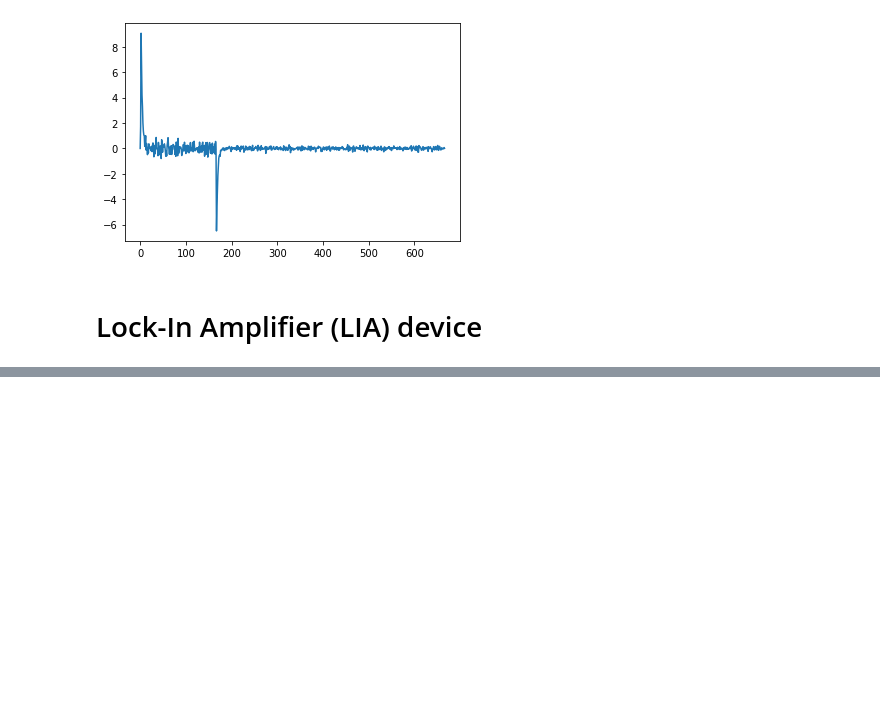
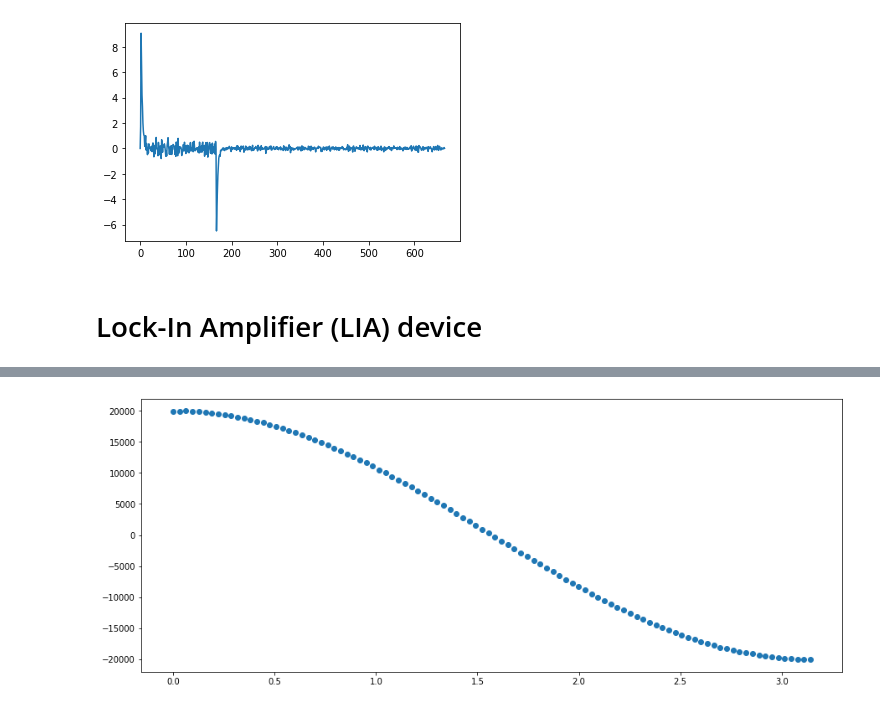
Before and after one commit to RoyElkabetz/NMR-gyroscope, a Jupyter notebook: PID_and_LIA.ipynb, the cells around one changed output, grey strips where cells are left out. Drawn from its saved outputs; the diff is of its cells as text; code cells hidden in the pictures; blank space fills up the shorter version.

```diff
--- a/PID_and_LIA.ipynb
+++ b/PID_and_LIA.ipynb
@@ -239,0 +274,22 @@ class LIA:
+# %%
+freq = 2
+fs = 1000
+tf = 10
+t = np.linspace(0, tf, tf * fs)
+x_ref = 4 * np.cos(2 * np.pi * freq * t)
+lpf_params = {'order': 3, 'cutoff_hz': freq * 10, 'sampling_frequency_hz': fs, 'plot_filter': False}
+#lpf_params = {'order': 3, 'cutoff_hz': freq * (1 / fs), 'sampling_frequency_hz': fs, 'plot_filter': True}
+dot = []
+
+phase = np.linspace(0, np.pi, 100)
+for ph in phase:
+    x = 4 * np.cos(2 * np.pi * freq * t + ph) * (1 + 0.1 * np.random.normal(size=len(x_ref)))
+    my_lia = LIA(lpf_params)
+    x_lia = my_lia.lia(x, x_ref)
+    dot.append(np.sum(x_lia))
+# %%
+plt.figure(figsize=(15, 6))
+plt.plot(phase, dot, 'o')
+plt.show()
+# %% [output]
+[figure, added]
```
Also changed, not shown: parts of 5 cells of this notebook.
